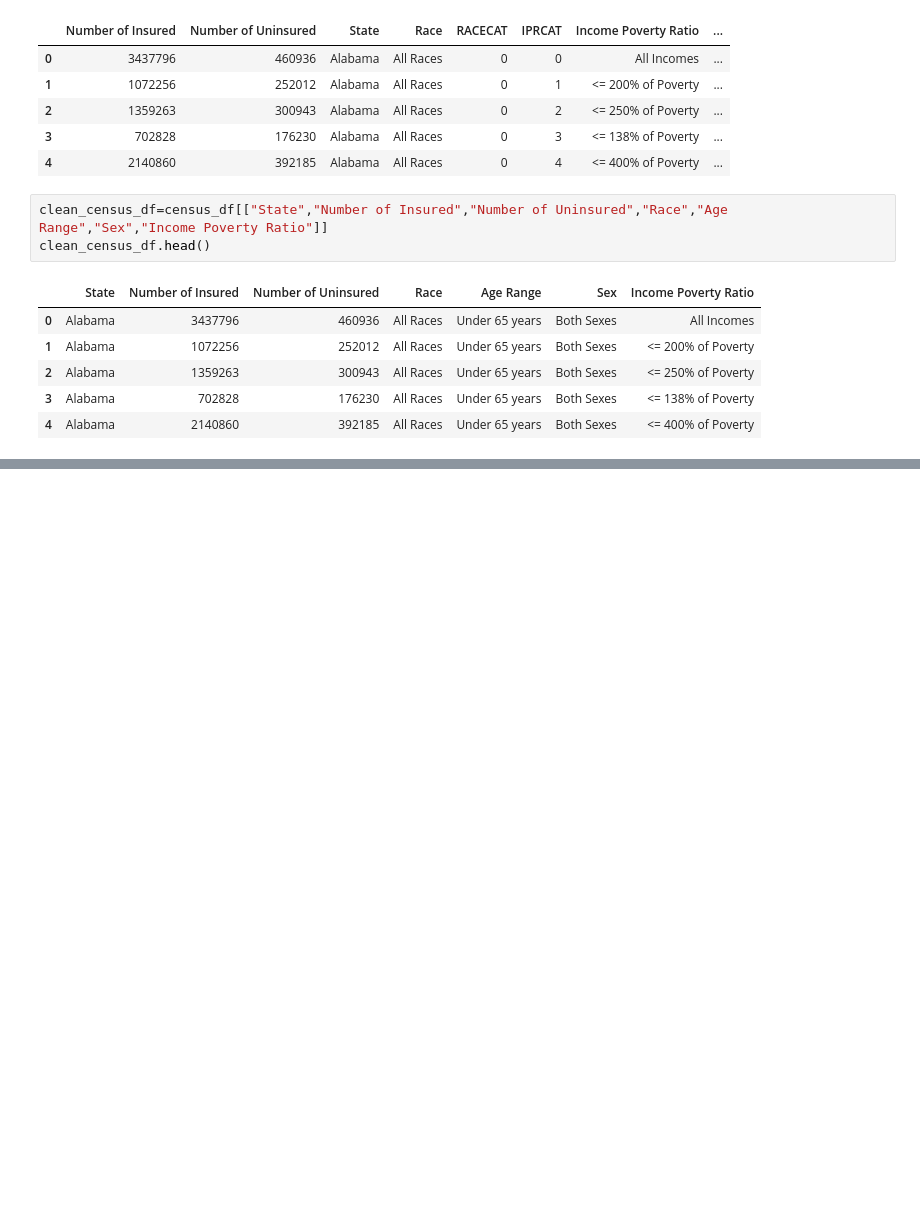
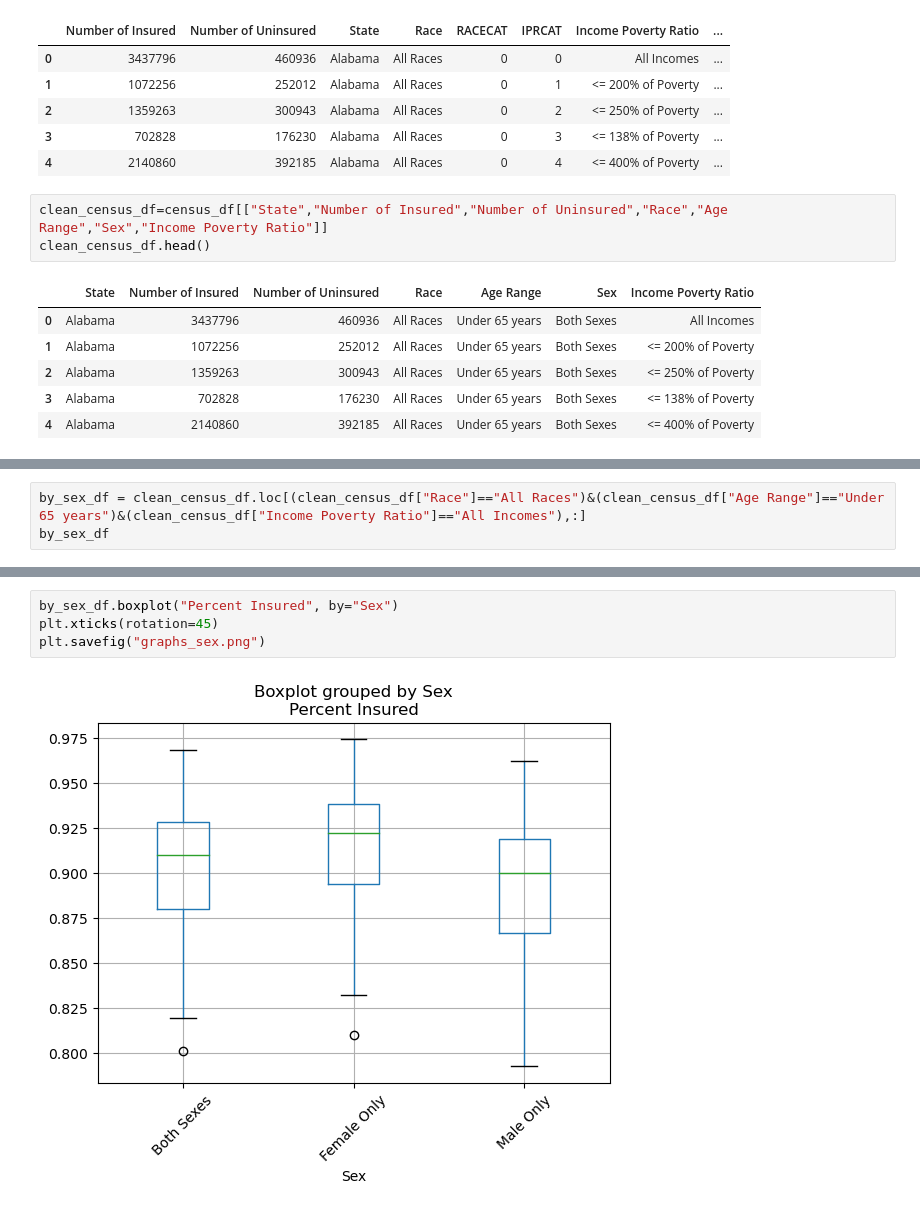
Before and after one commit to KZavalin/Project1_Group4, a Jupyter notebook: Insurance Census Data.ipynb, the cells around one changed output, grey strips where cells are left out. Saved outputs shown, nothing was run; the diff lists cells and outputs as text; blank space fills up the shorter version.

```diff
--- a/Insurance Census Data.ipynb
+++ b/Insurance Census Data.ipynb
@@ -67,0 +149,3 @@ clean_census_df.head()
+# %%
+by_sex_df = clean_census_df.loc[(clean_census_df["Race"]=="All Races")&(clean_census_df["Age Range"]=="Under 65 years")&(clean_census_df["Income Poverty Ratio"]=="All Incomes"),:]
+by_sex_df
@@ -67,0 +166,6 @@ clean_census_df.head()
+# %%
+by_sex_df.boxplot("Percent Insured", by="Sex")
+plt.xticks(rotation=45)
+plt.savefig("graphs_sex.png")
+# %% [output]
+[figure, added]
```
Also changed, not shown: parts of 10 cells of this notebook, 4 other files.
